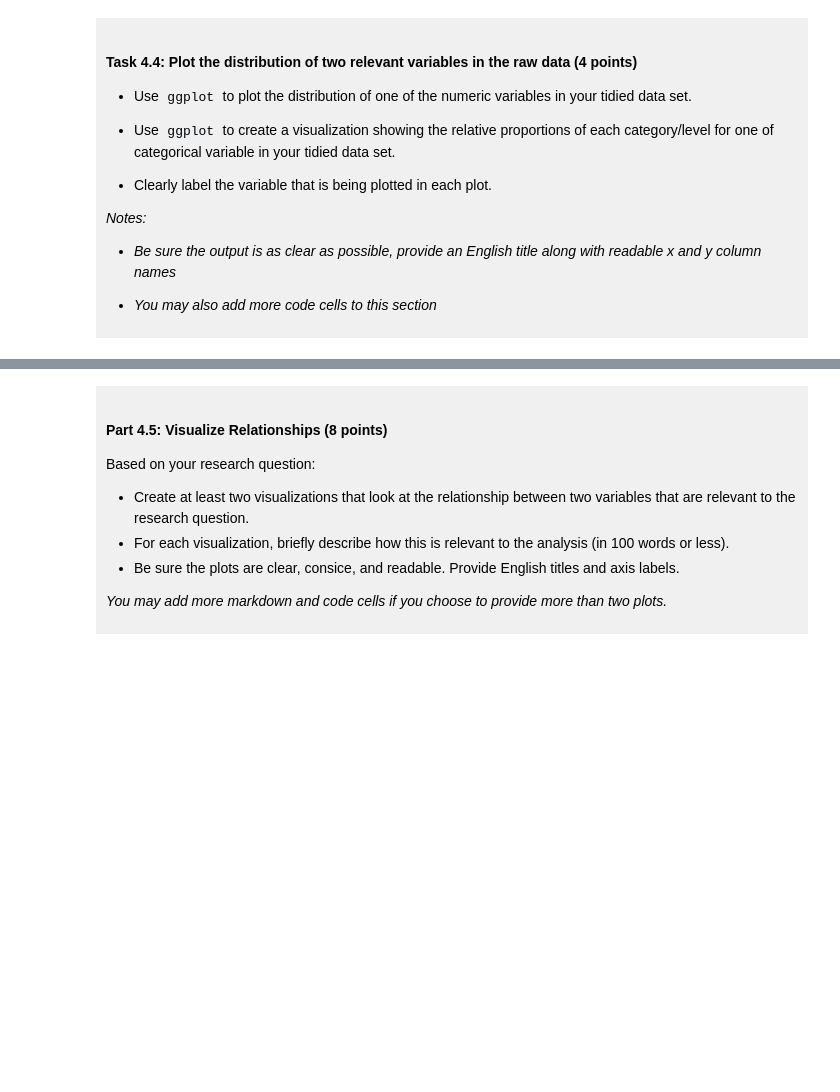
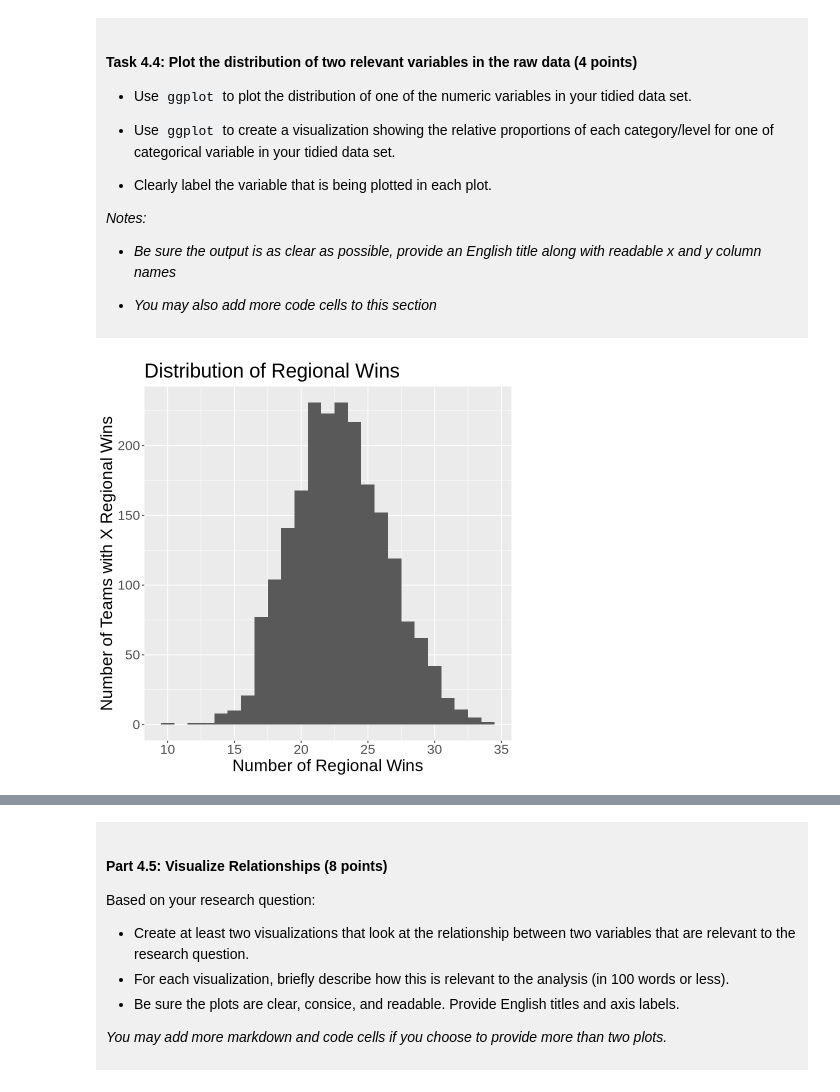
Before and after one commit to mateyasigur/dsci-100-project-Mateya-Sigur, a Jupyter notebook: dsci-100-project-notebook.ipynb, the cells around one changed output, grey strips where cells are left out. Saved outputs shown, nothing was run; the diff lists cells and outputs as text; code cells hidden in the pictures; blank space fills up the shorter version.

```diff
--- a/dsci-100-project-notebook.ipynb
+++ b/dsci-100-project-notebook.ipynb
@@ -305,5 +349,14 @@ You will refine your research question (if needed) and produce a tidy data set.
 </div>
 # %%
 ### EDIT THIS CODE CELL FOR PLOT 1 ###
+
+reg_wins_plot <- tidied_data |>
+    ggplot(aes(x= reg_wins)) + #reg_wins was chosen as the numeric variable, and it was plotted on the x-axis.
+        geom_histogram(binwidth = 1) + #here, I chose a histogram as the best representation for this visualization, as it is the best choice to show the distribution of 1 quantitative variable. binwidth was tested with many values, but 1 was the most reasonable choice.
+        labs(x='Number of Regional Wins', y='Number of Teams with X Regional Wins', title='Distribution of Regional Wins') + #here, I labelled the graph, and the axes.
+        theme(text=element_text(size=20)) #here, I changed the size of the text so the plot could be read more easily.
+reg_wins_plot
+# %% [output]
+[figure, added]
 # %%
 ### EDIT THIS CODE CELL FOR PLOT 2 ###
```
Also changed, not shown: parts of 11 cells of this notebook.
